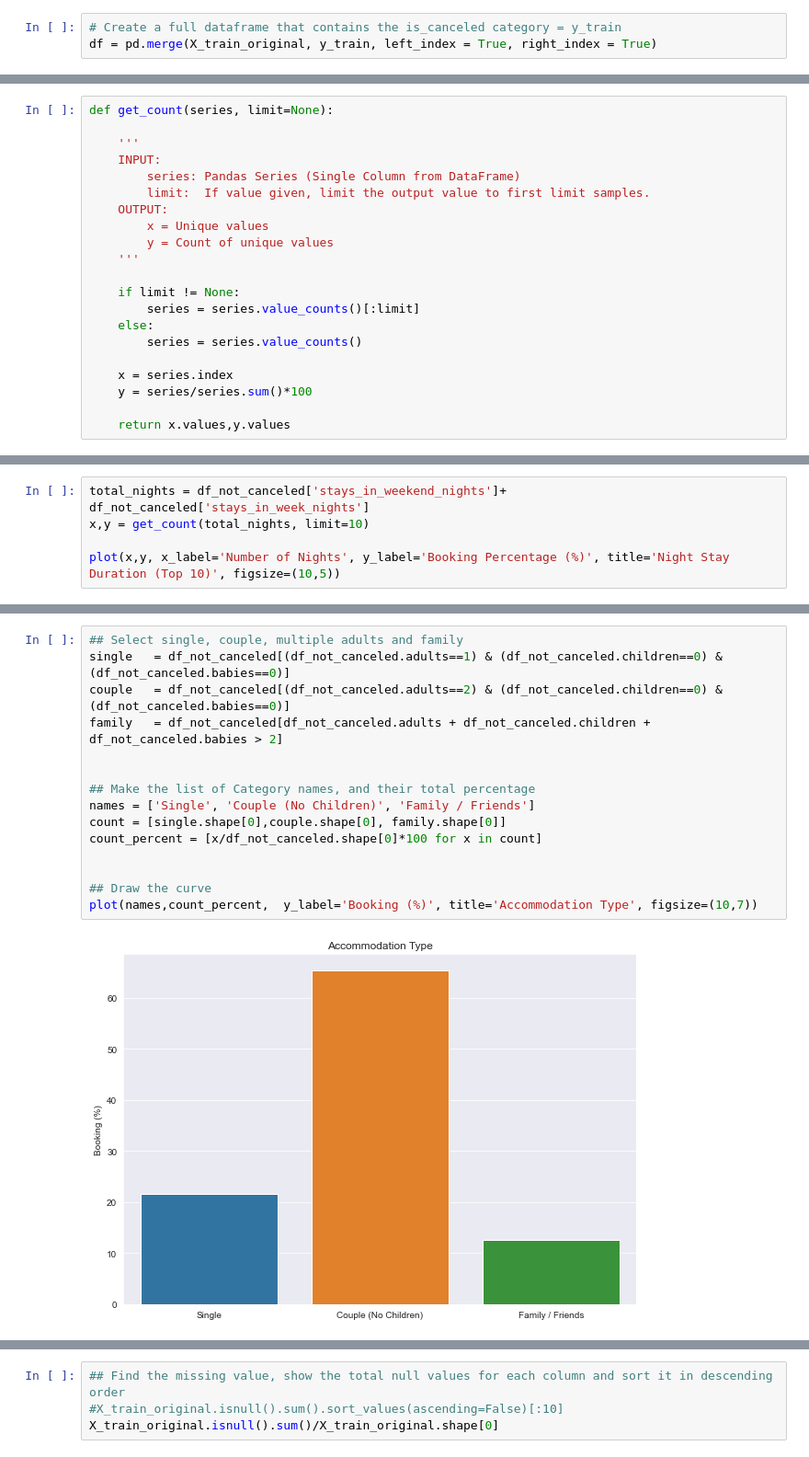
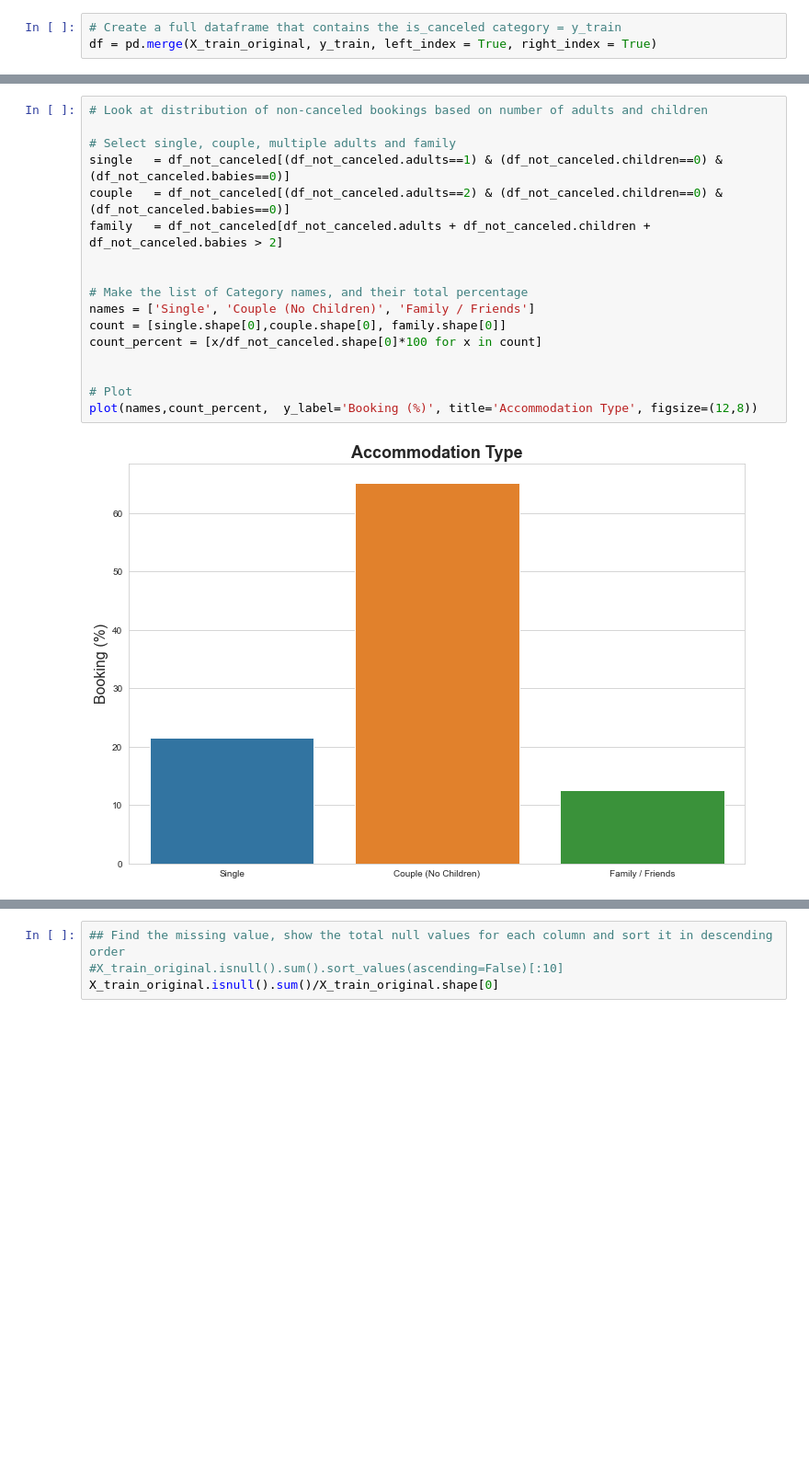
Before and after one commit to FR-Schwartz/ids705, a Jupyter notebook: assignments/Assignment_5.ipynb, the cells around one changed output, grey strips where cells are left out. Shown at 92% size. Drawn from its saved outputs; the diff is of its cells as text; blank space fills up the shorter version.

```diff
--- a/assignments/Assignment_5.ipynb
+++ b/assignments/Assignment_5.ipynb
@@ -257,22 +307 @@ There is clearly variation in the not-canceled bookings over the years and per h
-# %%
-def get_count(series, limit=None):
-
-    '''
-    INPUT:
-        series: Pandas Series (Single Column from DataFrame)
-        limit:  If value given, limit the output value to first limit samples.
-    OUTPUT:
-        x = Unique values
-        y = Count of unique values
-    '''
-
-    if limit != None:
-        series = series.value_counts()[:limit]
-    else:
-        series = series.value_counts()
-
-    x = series.index
-    y = series/series.sum()*100
-
-    return x.values,y.values
 # %%
@@ -289,5 +318,0 @@ plot(country_name,y, x_label='Countries', y_label='Total Booking (%)', title='co
-# %%
-total_nights = df_not_canceled['stays_in_weekend_nights']+ df_not_canceled['stays_in_week_nights']
-x,y = get_count(total_nights, limit=10)
-
-plot(x,y, x_label='Number of Nights', y_label='Booking Percentage (%)', title='Night Stay Duration (Top 10)', figsize=(10,5))
@@ -312,17 +321,19 @@ See the caveats in the documentation: https://pandas.pydata.org/pandas-docs/stab
 # %%
-## Select single, couple, multiple adults and family
+# Look at distribution of non-canceled bookings based on number of adults and children
+
+# Select single, couple, multiple adults and family
 single   = df_not_canceled[(df_not_canceled.adults==1) & (df_not_canceled.children==0) & (df_not_canceled.babies==0)]
 couple   = df_not_canceled[(df_not_canceled.adults==2) & (df_not_canceled.children==0) & (df_not_canceled.babies==0)]
 family   = df_not_canceled[df_not_canceled.adults + df_not_canceled.children + df_not_canceled.babies > 2]
 
 
-## Make the list of Category names, and their total percentage
+# Make the list of Category names, and their total percentage
 names = ['Single', 'Couple (No Children)', 'Family / Friends']
 count = [single.shape[0],couple.shape[0], family.shape[0]]
 count_percent = [x/df_not_canceled.shape[0]*100 for x in count]
 
 
-## Draw the curve
-plot(names,count_percent,  y_label='Booking (%)', title='Accommodation Type', figsize=(10,7))
+# Plot
+plot(names,count_percent,  y_label='Booking (%)', title='Accommodation Type', figsize=(12,8))
 # %% [output]
-[figure, old version]
+[figure, new version]
```
Also changed, not shown: parts of 66 cells of this notebook, 1 other file.
